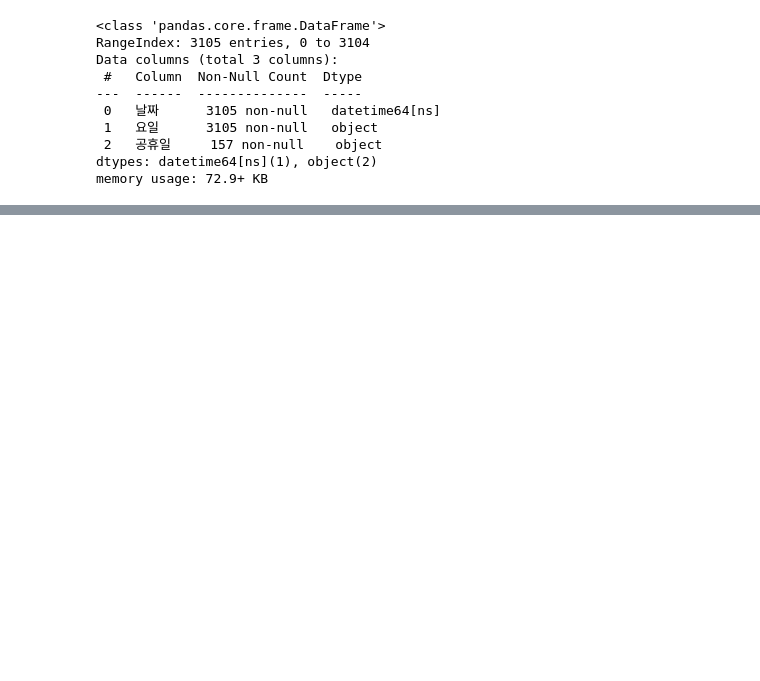
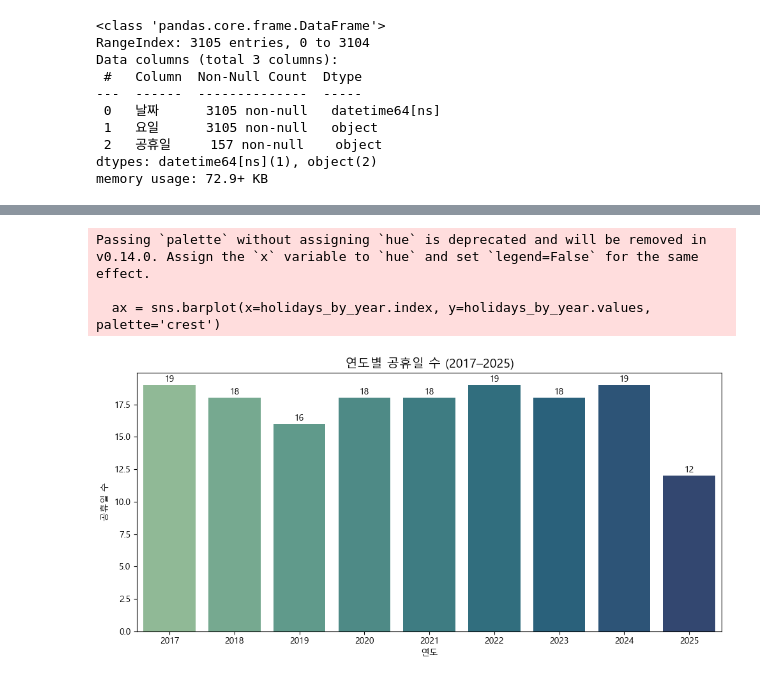
Before and after one commit to mimimoo02/youngwon, a Jupyter notebook: code/data_info.ipynb, the cells around one changed output, grey strips where cells are left out. Cells and saved outputs as stored; diff of their text form; code cells hidden in the pictures; blank space fills up the shorter version.

```diff
--- a/code/data_info.ipynb
+++ b/code/data_info.ipynb
@@ -51,0 +270,5 @@ memory usage: 72.9+ KB
+# %%
+df['연도'] = df['날짜'].dt.year
+연휴길이 = df[df['is_holiday']].groupby(['연도', '연속공휴일']).size()
+연도별최대연휴 = 연휴길이.groupby('연도').max()
+print(연도별최대연휴)
@@ -51,0 +287,25 @@ memory usage: 72.9+ KB
+# %%
+# 연도별 확인 위해
+df['날짜'] = pd.to_datetime(df['날짜'])
+df['연도'] = df['날짜'].dt.year
+holidays_df = df.dropna(subset=['공휴일']).copy()
+holidays_by_year = holidays_df['연도'].value_counts().sort_index()
+# %%
+### 연도별 공휴일 수 확인 ###
+plt.figure(figsize=(10, 5))
+ax = sns.barplot(x=holidays_by_year.index, y=holidays_by_year.values, palette='crest')
+
+# 수치 라벨 추가
+for i, value in enumerate(holidays_by_year.values):
+    ax.text(i, value + 0.1, str(value), ha='center', va='bottom', fontsize=10)
+
+plt.title("연도별 공휴일 수 (2017–2025)", fontsize=14)
+plt.xlabel("연도")
+plt.ylabel("공휴일 수")
+plt.tight_layout()
+plt.show()
+# %% [output]
+Passing `palette` without assigning `hue` is deprecated and will be removed in v0.14.0. Assign the `x` variable to `hue` and set `legend=False` for the same effect.
+
+  ax = sns.barplot(x=holidays_by_year.index, y=holidays_by_year.values, palette='crest')
+[figure, added]
```
Also changed, not shown: parts of 17 cells of this notebook.
